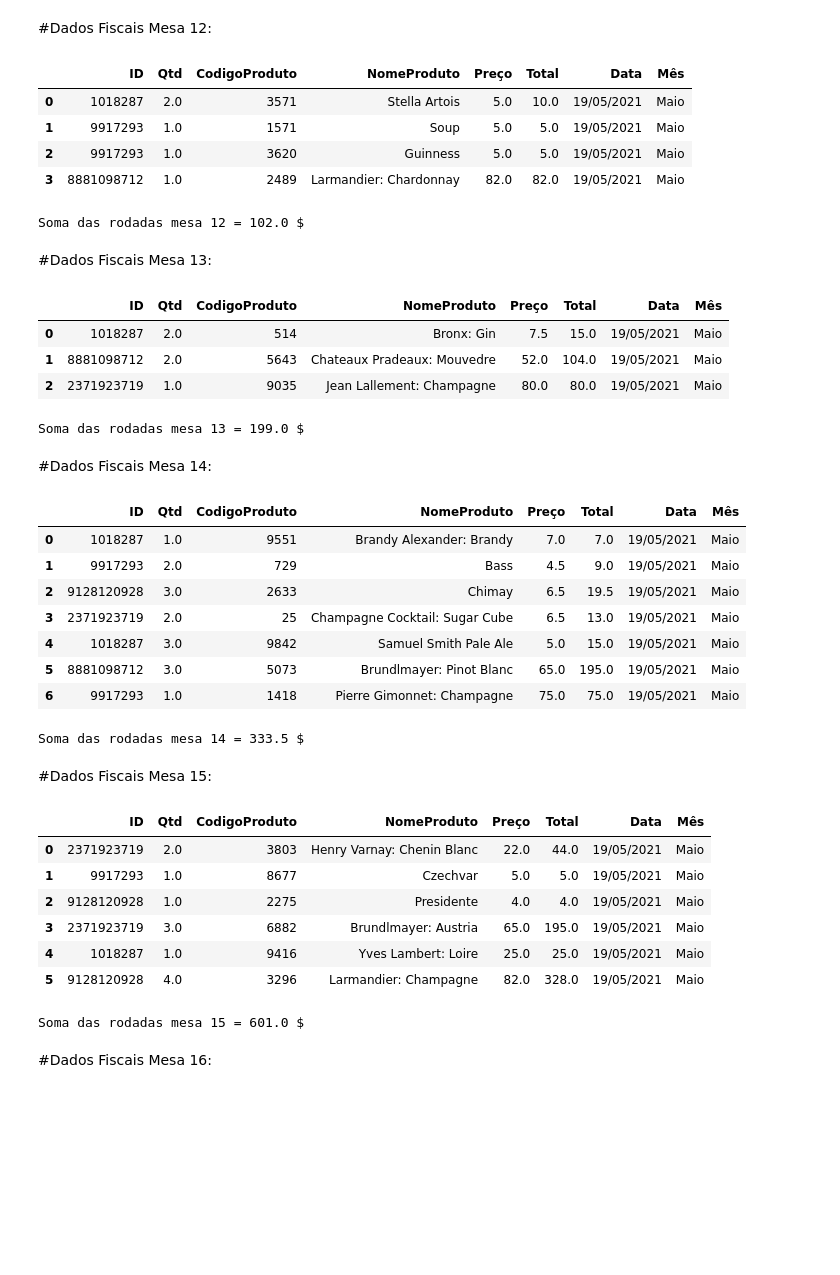
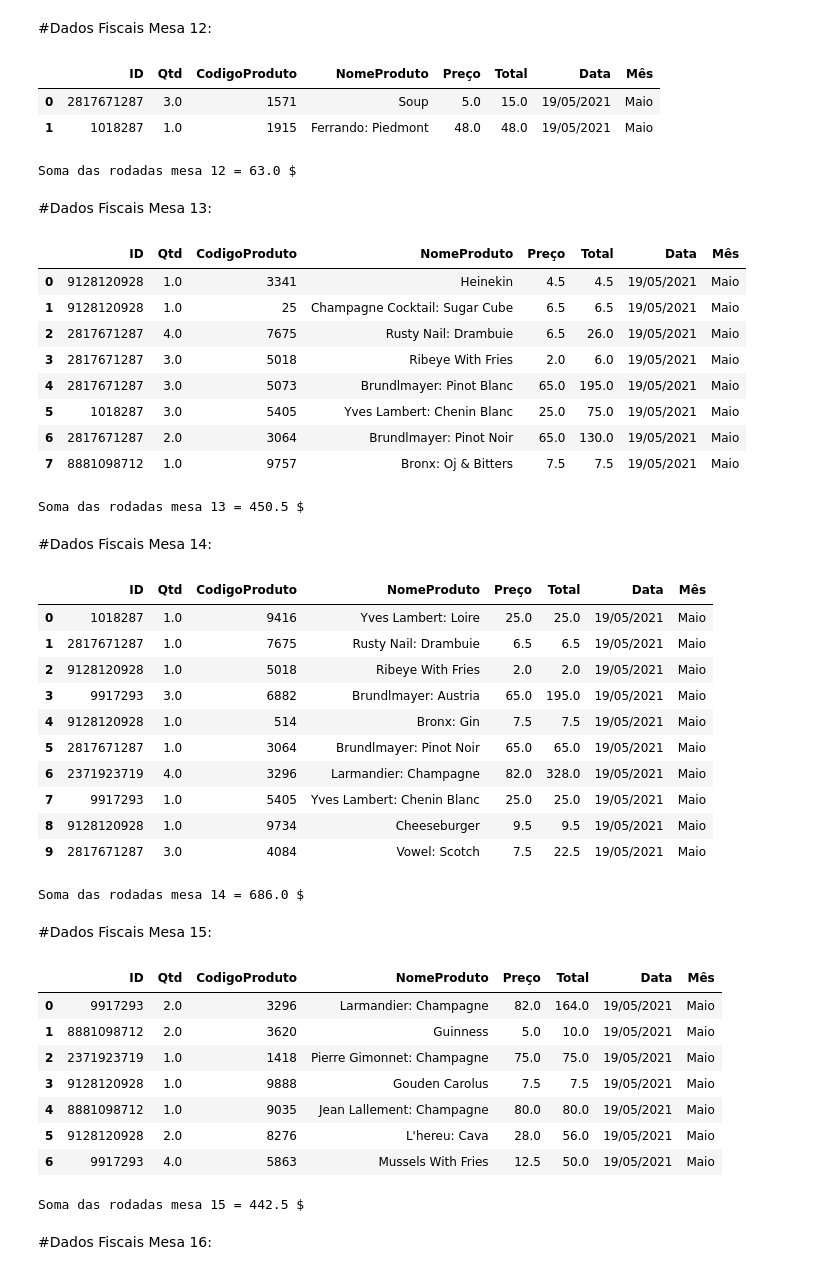
Before and after one commit to RFFSoftwareEngineering/DesafioDataAnalytics, a Jupyter notebook: DesafioFalqon.ipynb, the cells around one changed output. Cells and saved outputs as stored; diff of their text form; code cells hidden in the pictures; blank space fills up the shorter version.

```diff
--- a/DesafioFalqon.ipynb
+++ b/DesafioFalqon.ipynb
@@ -589,7 +594,7 @@ urlMesa12 = "/content/mesa_12.csv"
 PedidosM12 = pd.read_csv(urlMesa12)
 display(PedidosM12)
 # %%
-PedidosM12Arrumado = PedidosM12["1018287\t2\t831"].str.split("\t", 2, expand = True)
+PedidosM12Arrumado = PedidosM12["2371923719\t2\t8389"].str.split("\t", 2, expand = True)
 
 PedidosM12Arrumado.columns = ['ID', 'Qtd', 'CodigoProduto']
 
@@ -606,11 +611,9 @@ SomadasRodadasM12 = dadosNFMesa12.Total.sum()
 print("Soma das rodadas mesa 12 =", SomadasRodadasM12,"$")
 # %% [output]
 |  | ID | Qtd | CodigoProduto | NomeProduto | Preço | Total | Data | Mês |
-| 0 | 1018287 | 2.0 | 3571 | Stella Artois | 5.0 | 10.0 | 19/05/2021 | Maio |
-| 1 | 9917293 | 1.0 | 1571 | Soup | 5.0 | 5.0 | 19/05/2021 | Maio |
-| 2 | 9917293 | 1.0 | 3620 | Guinness | 5.0 | 5.0 | 19/05/2021 | Maio |
-| 3 | 8881098712 | 1.0 | 2489 | Larmandier: Chardonnay | 82.0 | 82.0 | 19/05/2021 | Maio |
+| 0 | 2817671287 | 3.0 | 1571 | Soup | 5.0 | 15.0 | 19/05/2021 | Maio |
+| 1 | 1018287 | 1.0 | 1915 | Ferrando: Piedmont | 48.0 | 48.0 | 19/05/2021 | Maio |
-Soma das rodadas mesa 12 = 102.0 $
+Soma das rodadas mesa 12 = 63.0 $
 # %% [markdown]
 #Dados Fiscais Mesa 13:
 # %%
@@ -619,7 +622,7 @@ urlMesa13 = "/content/mesa_13.csv"
 PedidosM13 = pd.read_csv(urlMesa13)
 display(PedidosM13)
 # %%
-PedidosM13Arrumado = PedidosM13["8881098712\t1\t1915"].str.split("\t", 2, expand = True)
+PedidosM13Arrumado = PedidosM13["1018287\t1\t5496"].str.split("\t", 2, expand = True)
 
 PedidosM13Arrumado.columns = ['ID', 'Qtd', 'CodigoProduto']
 
@@ -636,10 +639,15 @@ SomadasRodadasM13 = dadosNFMesa13.Total.sum()
 print("Soma das rodadas mesa 13 =", SomadasRodadasM13,"$")
 # %% [output]
 |  | ID | Qtd | CodigoProduto | NomeProduto | Preço | Total | Data | Mês |
-| 0 | 1018287 | 2.0 | 514 | Bronx: Gin | 7.5 | 15.0 | 19/05/2021 | Maio |
-| 1 | 8881098712 | 2.0 | 5643 | Chateaux Pradeaux: Mouvedre | 52.0 | 104.0 | 19/05/2021 | Maio |
-| 2 | 2371923719 | 1.0 | 9035 | Jean Lallement: Champagne | 80.0 | 80.0 | 19/05/2021 | Maio |
+| 0 | 9128120928 | 1.0 | 3341 | Heinekin | 4.5 | 4.5 | 19/05/2021 | Maio |
+| 1 | 9128120928 | 1.0 | 25 | Champagne Cocktail: Sugar Cube | 6.5 | 6.5 | 19/05/2021 | Maio |
+| 2 | 2817671287 | 4.0 | 7675 | Rusty Nail: Drambuie | 6.5 | 26.0 | 19/05/2021 | Maio |
+| 3 | 2817671287 | 3.0 | 5018 | Ribeye With Fries | 2.0 | 6.0 | 19/05/2021 | Maio |
+| 4 | 2817671287 | 3.0 | 5073 | Brundlmayer: Pinot Blanc | 65.0 | 195.0 | 19/05/2021 | Maio |
+| 5 | 1018287 | 3.0 | 5405 | Yves Lambert: Chenin Blanc | 25.0 | 75.0 | 19/05/2021 | Maio |
+| 6 | 2817671287 | 2.0 | 3064 | Brundlmayer: Pinot Noir | 65.0 | 130.0 | 19/05/2021 | Maio |
+| 7 | 8881098712 | 1.0 | 9757 | Bronx: Oj & Bitters | 7.5 | 7.5 | 19/05/2021 | Maio |
-Soma das rodadas mesa 13 = 199.0 $
+Soma das rodadas mesa 13 = 450.5 $
 # %% [markdown]
 #Dados Fiscais Mesa 14:
 # %%
@@ -648,31 +656,34 @@ urlMesa14 = "/content/mesa_14.csv"
 PedidosM14 = pd.read_csv(urlMesa14)
 display(PedidosM14)
 # %%
-PedidosM14Arrumado = PedidosM14["2371923719\t2\t1915"].str.split("\t", 2, expand = True)
+PedidosM14Arrumado = PedidosM14["9128120928\t1\t1418"].str.split("\t", 2, expand = True)
 
 PedidosM14Arrumado.columns = ['ID', 'Qtd', 'CodigoProduto']
 
 NFMesa14 = pd.merge(PedidosM14Arrumado, CardapioArrumado[["CodigoProduto", "NomeProduto", "Preço"]], on = "CodigoProduto")
 
 NFMesa14["Qtd"] = NFMesa14["Qtd"].astype(float)
 NFMesa14["Preço"] = NFMesa14["Preço"].astype(float)
 dadosNFMesa14 = NFMesa14.assign(Total = NFMesa14.Qtd * NFMesa14.Preço)
 dadosNFMesa14["Data"] = "19/05/2021"
 dadosNFMesa14["Mês"] = "Maio"
 display(dadosNFMesa14)
 
 SomadasRodadasM14 = dadosNFMesa14.Total.sum()
 print("Soma das rodadas mesa 14 =", SomadasRodadasM14,"$")
 # %% [output]
 |  | ID | Qtd | CodigoProduto | NomeProduto | Preço | Total | Data | Mês |
-| 0 | 1018287 | 1.0 | 9551 | Brandy Alexander: Brandy | 7.0 | 7.0 | 19/05/2021 | Maio |
-| 1 | 9917293 | 2.0 | 729 | Bass | 4.5 | 9.0 | 19/05/2021 | Maio |
-| 2 | 9128120928 | 3.0 | 2633 | Chimay | 6.5 | 19.5 | 19/05/2021 | Maio |
-| 3 | 2371923719 | 2.0 | 25 | Champagne Cocktail: Sugar Cube | 6.5 | 13.0 | 19/05/2021 | Maio |
-| 4 | 1018287 | 3.0 | 9842 | Samuel Smith Pale Ale | 5.0 | 15.0 | 19/05/2021 | Maio |
-| 5 | 8881098712 | 3.0 | 5073 | Brundlmayer: Pinot Blanc | 65.0 | 195.0 | 19/05/2021 | Maio |
-| 6 | 9917293 | 1.0 | 1418 | Pierre Gimonnet: Champagne | 75.0 | 75.0 | 19/05/2021 | Maio |
+| 0 | 1018287 | 1.0 | 9416 | Yves Lambert: Loire | 25.0 | 25.0 | 19/05/2021 | Maio |
+| 1 | 2817671287 | 1.0 | 7675 | Rusty Nail: Drambuie | 6.5 | 6.5 | 19/05/2021 | Maio |
+| 2 | 9128120928 | 1.0 | 5018 | Ribeye With Fries | 2.0 | 2.0 | 19/05/2021 | Maio |
+| 3 | 9917293 | 3.0 | 6882 | Brundlmayer: Austria | 65.0 | 195.0 | 19/05/2021 | Maio |
+| 4 | 9128120928 | 1.0 | 514 | Bronx: Gin | 7.5 | 7.5 | 19/05/2021 | Maio |
+| 5 | 2817671287 | 1.0 | 3064 | Brundlmayer: Pinot Noir | 65.0 | 65.0 | 19/05/2021 | Maio |
+| 6 | 2371923719 | 4.0 | 3296 | Larmandier: Champagne | 82.0 | 328.0 | 19/05/2021 | Maio |
+| 7 | 9917293 | 1.0 | 5405 | Yves Lambert: Chenin Blanc | 25.0 | 25.0 | 19/05/2021 | Maio |
+| 8 | 9128120928 | 1.0 | 9734 | Cheeseburger | 9.5 | 9.5 | 19/05/2021 | Maio |
+| 9 | 2817671287 | 3.0 | 4084 | Vowel: Scotch | 7.5 | 22.5 | 19/05/2021 | Maio |
-Soma das rodadas mesa 14 = 333.5 $
+Soma das rodadas mesa 14 = 686.0 $
 # %% [markdown]
 #Dados Fiscais Mesa 15:
 # %%
@@ -682,7 +693,7 @@ PedidosM15 = pd.read_csv(urlMesa15)
 display(PedidosM15)
 # %%
 
-PedidosM15Arrumado = PedidosM15["2371923719\t2\t4140"].str.split("\t", 2, expand = True)
+PedidosM15Arrumado = PedidosM15["8881098712\t1\t3296"].str.split("\t", 2, expand = True)
 
 PedidosM15Arrumado.columns = ['ID', 'Qtd', 'CodigoProduto']
 
@@ -699,13 +710,14 @@ SomadasRodadasM15 = dadosNFMesa15.Total.sum()#
 print("Soma das rodadas mesa 15 =", SomadasRodadasM15,"$")
 # %% [output]
 |  | ID | Qtd | CodigoProduto | NomeProduto | Preço | Total | Data | Mês |
-| 0 | 2371923719 | 2.0 | 3803 | Henry Varnay: Chenin Blanc | 22.0 | 44.0 | 19/05/2021 | Maio |
-| 1 | 9917293 | 1.0 | 8677 | Czechvar | 5.0 | 5.0 | 19/05/2021 | Maio |
-| 2 | 9128120928 | 1.0 | 2275 | Presidente | 4.0 | 4.0 | 19/05/2021 | Maio |
-| 3 | 2371923719 | 3.0 | 6882 | Brundlmayer: Austria | 65.0 | 195.0 | 19/05/2021 | Maio |
-| 4 | 1018287 | 1.0 | 9416 | Yves Lambert: Loire | 25.0 | 25.0 | 19/05/2021 | Maio |
-| 5 | 9128120928 | 4.0 | 3296 | Larmandier: Champagne | 82.0 | 328.0 | 19/05/2021 | Maio |
+| 0 | 9917293 | 2.0 | 3296 | Larmandier: Champagne | 82.0 | 164.0 | 19/05/2021 | Maio |
+| 1 | 8881098712 | 2.0 | 3620 | Guinness | 5.0 | 10.0 | 19/05/2021 | Maio |
+| 2 | 2371923719 | 1.0 | 1418 | Pierre Gimonnet: Champagne | 75.0 | 75.0 | 19/05/2021 | Maio |
+| 3 | 9128120928 | 1.0 | 9888 | Gouden Carolus | 7.5 | 7.5 | 19/05/2021 | Maio |
+| 4 | 8881098712 | 1.0 | 9035 | Jean Lallement: Champagne | 80.0 | 80.0 | 19/05/2021 | Maio |
+| 5 | 9128120928 | 2.0 | 8276 | L'hereu: Cava | 28.0 | 56.0 | 19/05/2021 | Maio |
+| 6 | 9917293 | 4.0 | 5863 | Mussels With Fries | 12.5 | 50.0 | 19/05/2021 | Maio |
-Soma das rodadas mesa 15 = 601.0 $
+Soma das rodadas mesa 15 = 442.5 $
 # %% [markdown]
 #Dados Fiscais Mesa 16:
 # %%
```
Also changed, not shown: parts of 48 cells of this notebook.
